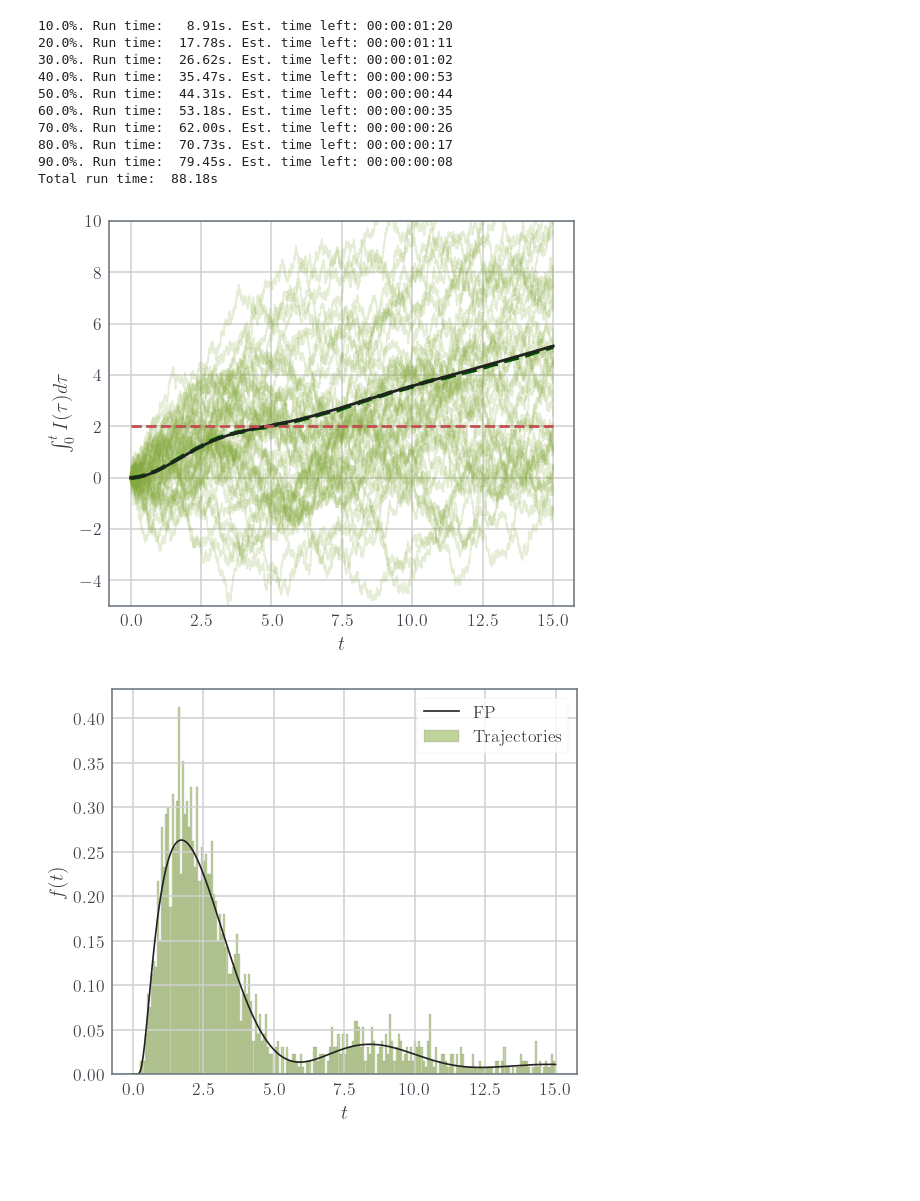
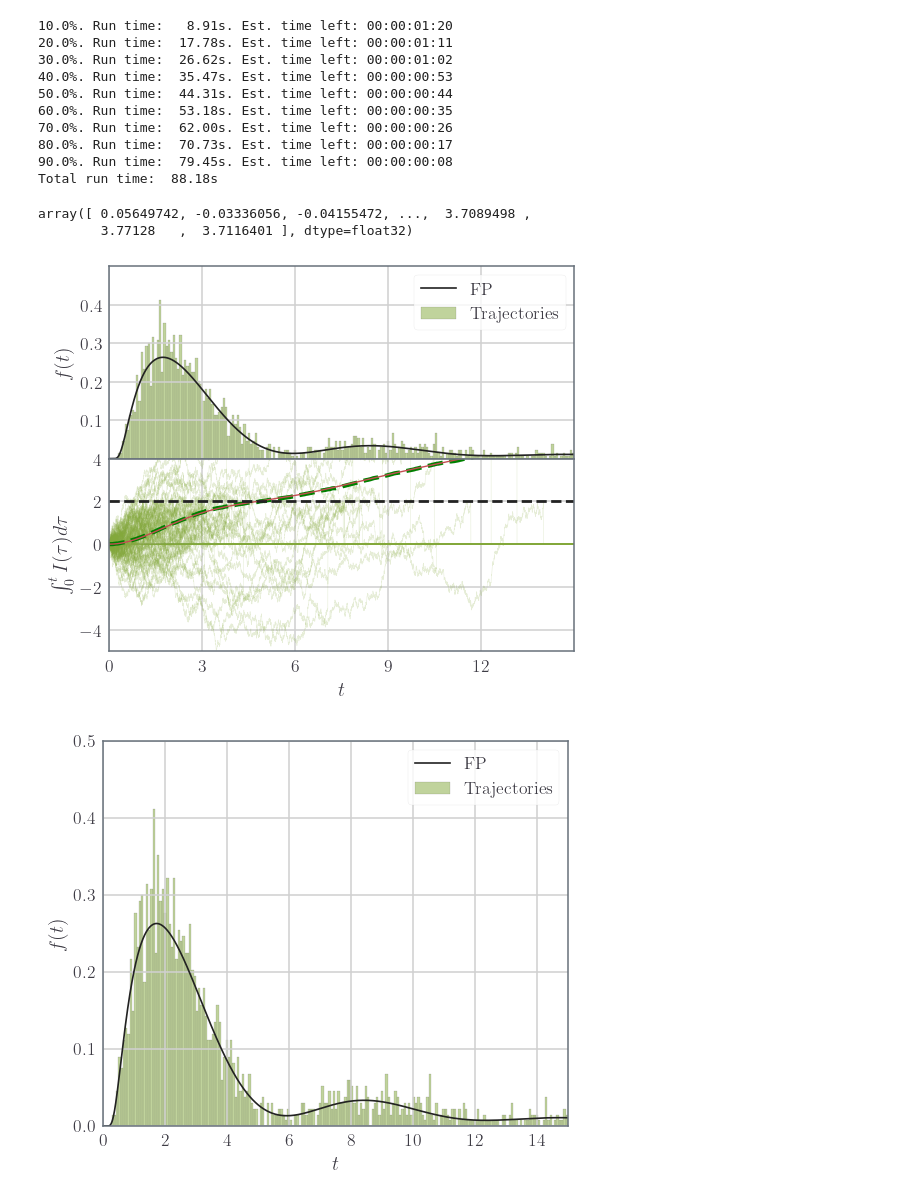
Before and after one commit to mikeal888/First_Passage_Times, a Jupyter notebook: FPT_diffusion.ipynb, the cells around one changed output. Cells and saved outputs as stored; diff of their text form; code cells hidden in the pictures; blank space fills up the shorter version.

```diff
--- a/FPT_diffusion.ipynb
+++ b/FPT_diffusion.ipynb
@@ -96,30 +100,70 @@ inds_homodyne = inds_homodyne[inds_homodyne != None]
 # Get first hitting times for homodyne
 hitting_times_homodyne = t[list(inds_homodyne)]
 mean_hitting_time_homodyne_sim = np.mean(hitting_times_homodyne)
+
+# Get first hitting indices
+inds = np.array([get_first_hit(mi, N_cutoff) for mi in homodyne_integrate.T])
+inds = inds[inds != None]
+
+# Get first hitting times
+hitting_times = t[list(inds)]
+
+# Make a copy ot homodyne_integrate
+measurements = homodyne_integrate.copy()
+
+# # Set all measurements after first hit to zero
+# for i, ind in enumerate(inds):
+#     measurements[ind:, i] = 0
+# %%
+measurements[:, 0]
+# %% [output]
+array([ 0.05649742, -0.03336056, -0.04155472, ...,  3.7089498 ,
+        3.77128   ,  3.7116401 ], dtype=float32)
 # %%
 # Plot integrate measurements
 fig = plt.figure(figsize=(6, 5))
-plt.plot(t, homodyne_integrate[:, :50], color='g', alpha=0.2)
+
+
+plt.subplot(2,1,1)
+
+plt.plot(t, dGt, color='k', label=r'$\mathrm{FP}$')
+plt.hist(hitting_times, density=True, bins=200, color='g', alpha=0.5, edgecolor='k', label=r'$\mathrm{Trajectories}$')
+# plt.xlabel(r'$t$')
+plt.xticks(np.arange(0, 15, 3), [])
+plt.yticks(np.arange(0.1, 0.5, 0.1))
+plt.ylabel(r'$f(t)$')
+plt.legend()
+
+plt.ylim(0, 0.5)
+plt.xlim(0, 15)
+
+plt.subplot(2,1,2)
+
+plt.plot(t, measurements[:], color='g', alpha=0.2, linewidth=0.4)
 plt.plot(t, np.mean(homodyne_integrate, axis=1),
-         color=[0,0.3,0],
+         color=[0,0.5,0],
          linewidth=3,
          linestyle='--',
          label=r'$\langle \sigma_{y} \rangle_{H}$'
          )
 
 plt.plot(t, sye_int,
-            color='k',
-            linewidth=2,
+            color='r',
+            linewidth=1,
             linestyle='-',
             label=r'$\langle \sigma_{y} \rangle_{MC}$'
             )
 
-plt.hlines(N_cutoff, 0, 15, color='r', linewidth=2, linestyle='--')
+plt.hlines(N_cutoff, 0, 15, color='k', linewidth=2, linestyle='--')
 
+plt.xticks(np.arange(0, 15, 3))
 plt.xlabel(r'$t$')
 plt.ylabel(r'$ \int_{0}^{t} I(\tau)d\tau $')
-plt.ylim(-5, 10)
+plt.ylim(-5,4)
+plt.xlim(0, 15)
+
+plt.subplots_adjust(wspace=0, hspace=0)
 
 plt.show()
 # %% [output]
-[figure, old version]
+[figure, new version]
@@ -143,6 +174,10 @@ plt.hist(hitting_times, density=True, bins=200, color='g', alpha=0.5, edgecolor=
 plt.xlabel(r'$t$')
 plt.ylabel(r'$f(t)$')
 plt.legend()
+
+plt.ylim(0, 0.5)
+plt.xlim(0, 15)
+
 plt.show()
 # %% [output]
-[figure, old version]
+[figure, new version]
```
Also changed, not shown: parts of 3 cells of this notebook, 5 other files.
